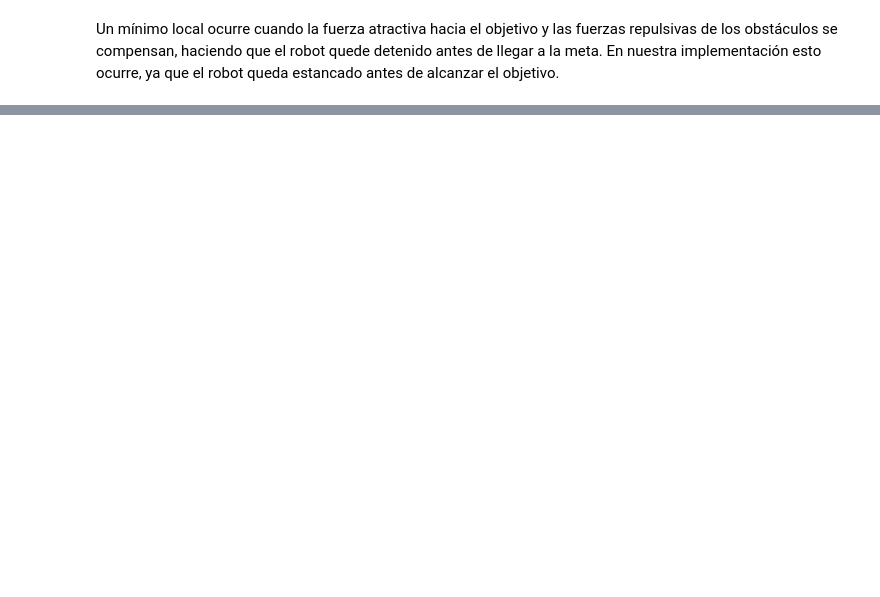
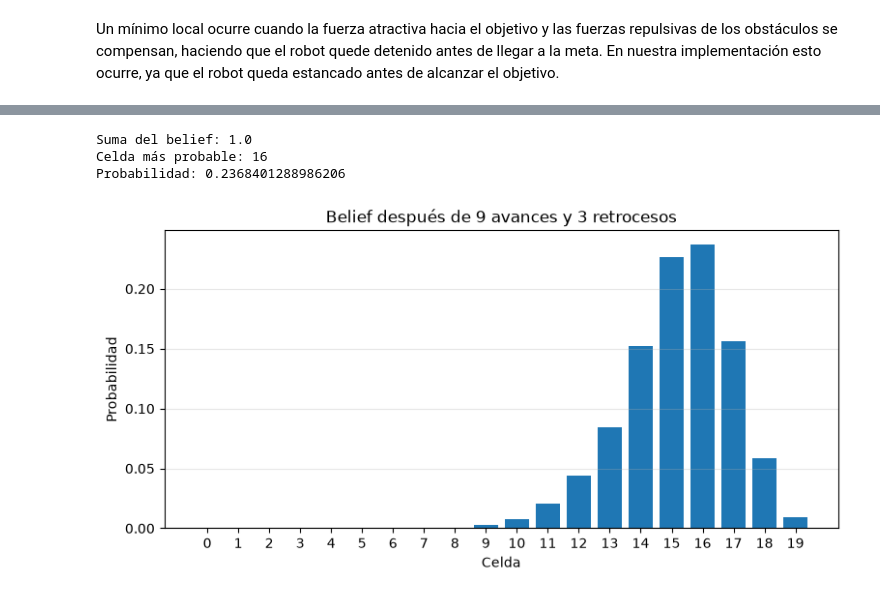
Before and after one commit to joaco1212004/TP2_PRA, a Jupyter notebook: pkg/TP2_python/tp2_DiCola.ipynb, the cells around one changed output, grey strips where cells are left out. Drawn from its saved outputs; the diff is of its cells as text; code cells hidden in the pictures; blank space fills up the shorter version.

```diff
--- a/pkg/TP2_python/tp2_DiCola.ipynb
+++ b/pkg/TP2_python/tp2_DiCola.ipynb
@@ -335,0 +934,3 @@ Theta*, en cambio, puede conectar directamente nodos que no son vecinos cuando e
+# %%
+PUNTO5_DIR = GRAFICOS_DIR / "punto5"
+PUNTO5_DIR.mkdir(exist_ok=True)
@@ -335,0 +992,47 @@ Theta*, en cambio, puede conectar directamente nodos que no son vecinos cuando e
+# %%
+bel_initial = np.hstack((
+    np.zeros(10),
+    1,
+    np.zeros(9)
+))
+
+bel_9_3 = bel_initial.copy()
+
+# 9 comandos de avanzar.
+for _ in range(9):
+    bel_9_3 = motion_update(bel_9_3, "forward")
+
+# 3 comandos de retroceder.
+for _ in range(3):
+    bel_9_3 = motion_update(bel_9_3, "backward")
+
+print("Suma del belief:", bel_9_3.sum())
+print("Celda más probable:", np.argmax(bel_9_3))
+print("Probabilidad:", bel_9_3.max())
+# %% [output]
+Suma del belief: 1.0
+Celda más probable: 16
+Probabilidad: 0.2368401288986206
+# %%
+cells = np.arange(20)
+
+plt.figure(figsize=(9, 4))
+
+plt.bar(cells, bel_9_3)
+
+plt.xlabel("Celda")
+plt.ylabel("Probabilidad")
+plt.title("Belief después de 9 avances y 3 retrocesos")
+
+plt.xticks(cells)
+plt.grid(axis="y", alpha=0.3)
+
+plt.savefig(
+    PUNTO5_DIR / "belief_9_avances_3_retrocesos.jpeg",
+    dpi=300,
+    bbox_inches="tight"
+)
+
+plt.show()
+# %% [output]
+[figure, added]
```
Also changed, not shown: parts of 25 cells of this notebook, 17 other files.
